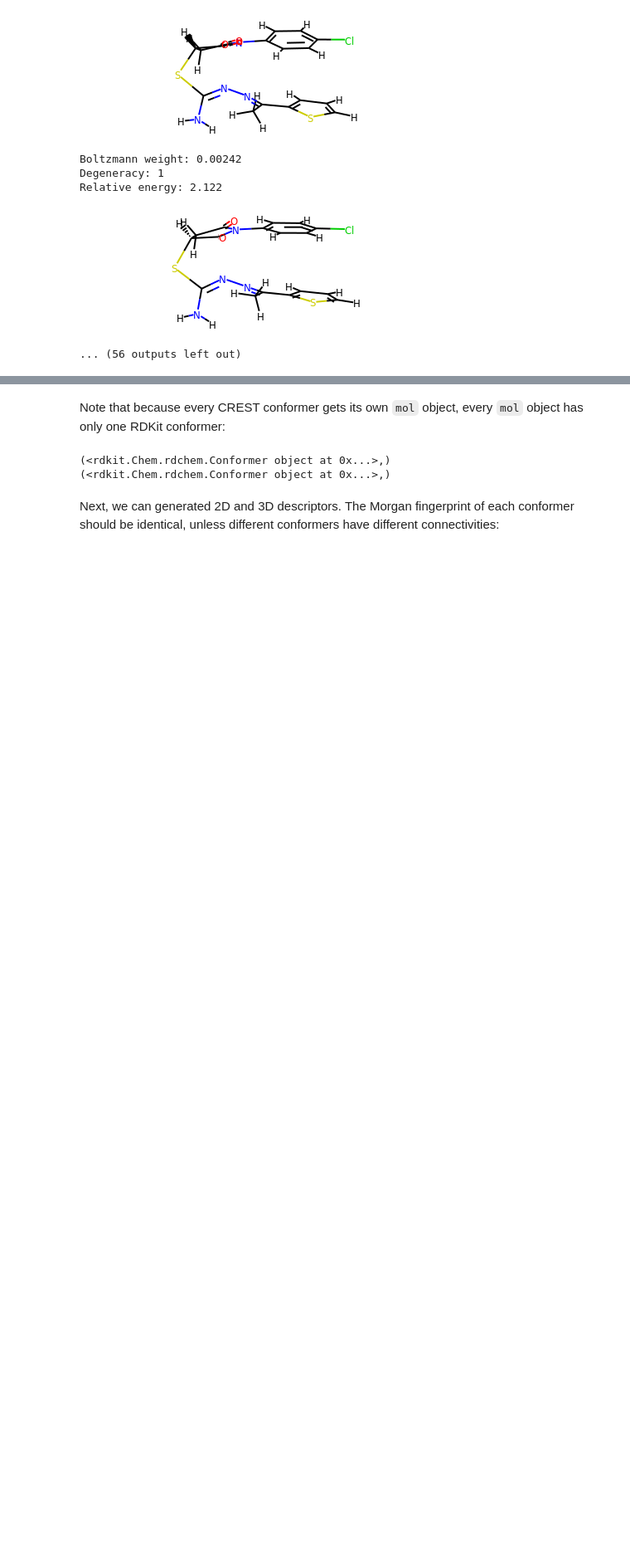
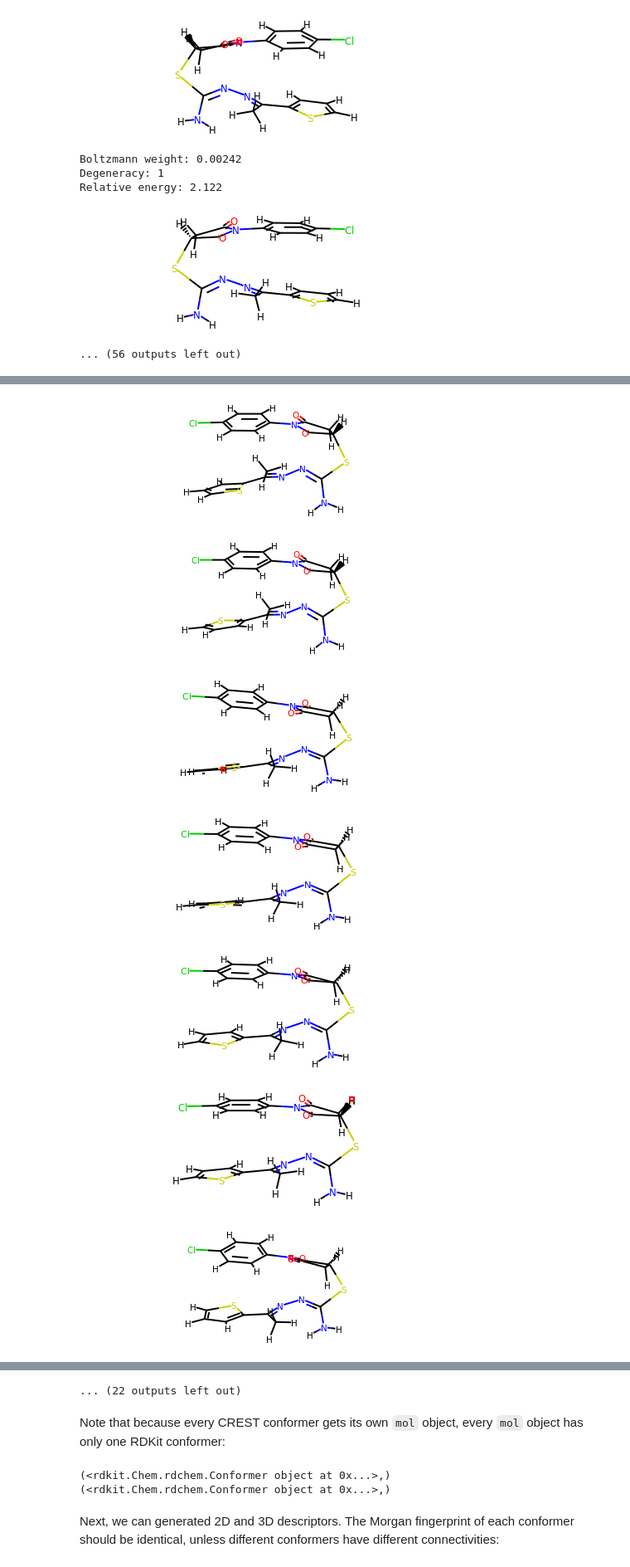
Before and after one commit to learningmatter-mit/geom, a Jupyter notebook: tutorials/02_loading_rdkit_mols.ipynb, the cells around one changed output, grey strips where cells are left out. Shown at 83% size. Drawn from its saved outputs; the diff is of its cells as text; code cells hidden in the pictures; blank space fills up the shorter version.

Commit message:
Example of aligning conformers

```diff
--- a/tutorials/02_loading_rdkit_mols.ipynb
+++ b/tutorials/02_loading_rdkit_mols.ipynb
@@ -200,0 +203,17 @@ Relative energy: 2.122
+# %%
+rd_mols = [conf['rd_mol'] for conf in confs]
+
+for i, mol in enumerate(rd_mols[1:]):
+    # align the mol to maximiz overlap with the first one
+    Chem.rdMolAlign.AlignMol(prbMol=mol, refMol=rd_mols[0])
+    rd_mols[i+1] = mol
+for mol in rd_mols:
+    display(mol)
+# %% [output]
+[figure, added]
+[figure, added]
+[figure, added]
+[figure, added]
+[figure, added]
+[figure, added]
+[figure, added]
@@ -201,3 +225,4 @@ Relative energy: 2.122
+... (22 outputs left out)
 # %% [markdown]
 Note that because every CREST conformer gets its own `mol` object, every `mol` object has only one RDKit conformer:
 # %%
```
Also changed, not shown: parts of 2 cells of this notebook.
